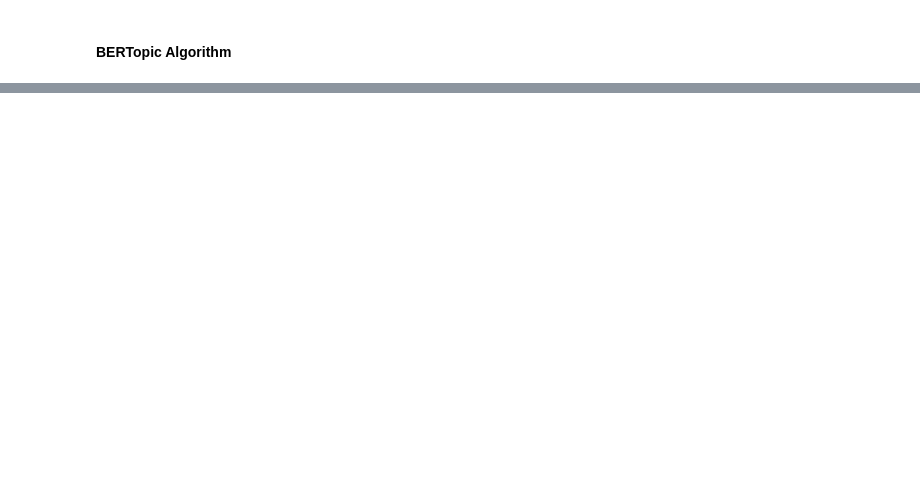
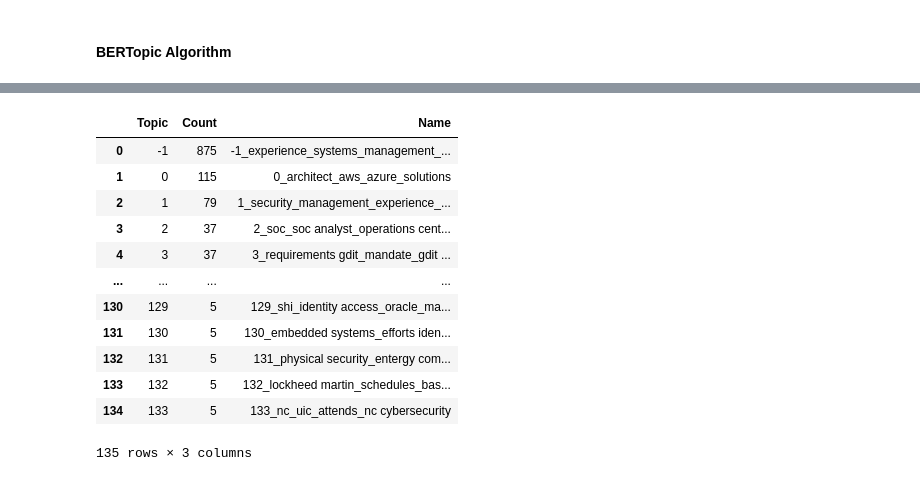
Before and after one commit to hannahabraham-gmu/Scape-Save-DAEN690, a Jupyter notebook: Demand Analysis/bertopic modeling.ipynb, the cells around one changed output, grey strips where cells are left out. Cells and saved outputs as stored; diff of their text form; code cells hidden in the pictures; blank space fills up the shorter version.

Commit message:
Update bertopic modeling.ipynb
minor changes

```diff
--- a/Demand Analysis/bertopic modeling.ipynb
+++ b/Demand Analysis/bertopic modeling.ipynb
@@ -133,24 +123,18 @@ x_count_cos = count_vect.fit_transform(corpus.values.astype('U'))
 
 cosi_df = pd.DataFrame(cosine_similarity(x_count_cos))
 
-#Creating two indexs to compare job descriptions and calculate similarity
 i, j = np.indices(cosi_df.shape).reshape(2, -1)
 
 cos_values = cosi_df.values.reshape(-1)
 
-#Creating a dataframe with indexes and similarity score
 cos_sim_df = pd.DataFrame({'i': i, 'j': j, 'score':cos_values})
 
 #similarity score >0.99 indicates that the job descriptions are very similar with slight variations in wordings
-cos_rem = cos_sim_df[(cos_sim_df['sim']>0.99)&(i!=j)]
-
-#Method to remove duplicates but keep first instance. Trying to drop duplicates on i and j column wouldn't work as the numbers don't duplicate in those
-#columns. Setting another column that combines their values ensure that duplicates can be dropped.
+cos_rem = cos_sim_df[(cos_sim_df['score']>0.99)&(i!=j)]
 
 cos_rem['i*j'] = cos_rem['i'] * cos_rem['j']
 drop_rows = np.unique(cos_rem.drop_duplicates(subset=['i*j'], keep='first')['i'].values)
 
-#Drop from original dataframe
 cos_df = cos_df[~cos_df.index.isin(drop_rows)]
 cos_df = cos_df.reset_index()
 cos_df.drop(columns={'index'}, inplace=True)
@@ -198,26 +153,34 @@ from bertopic.vectorizers import ClassTfidfTransformer
 embedding_model = SentenceTransformer("all-MiniLM-L6-v2")
 
 # Step 2 - Reduce dimensionality
-umap_model = UMAP(n_neighbors=15, n_components=5, min_dist=0.0, metric='cosine')
+umap_model = UMAP(n_neighbors=10, n_components=5, min_dist=0.0, metric='cosine')
 
 # Step 3 - Cluster reduced embeddings
-hdbscan_model = HDBSCAN(min_cluster_size=15, metric='euclidean', cluster_selection_method='eom', prediction_data=True)
+hdbscan_model = HDBSCAN(min_cluster_size=5, metric='euclidean', cluster_selection_method='eom', prediction_data=True)
 
 # Step 4 - Tokenize topics
-vectorizer_model = CountVectorizer(stop_words="english")
+# ngram_range set to 2 so the topics extracted can also be 'two-words' instead of one
+vectorizer_model = CountVectorizer(ngram_range=(1,2), stop_words="english")
 
 # Step 5 - Create topic representation
 ctfidf_model = ClassTfidfTransformer()
 
 # Step 6 - Fine-tune topic representations with
 # reduces redundacy and improve diversity of keywords using MMR
-representation_model = MaximalMarginalRelevance(0.5)
+representation_model = MaximalMarginalRelevance(0.4)
 
-# All steps together with indeed data
 topic_model = BERTopic(
-  embedding_model=embedding_model,          # Step 1 - Extract embeddings
-  umap_model=umap_model,                    # Step 2 - Reduce dimensionality
-  hdbscan_model=hdbscan_model,              # Step 3 - Cluster reduced embeddings
-  vectorizer_model=vectorizer_model,        # Step 4 - Tokenize topics
-  ctfidf_model=ctfidf_model,                # Step 5 - Extract topic words
-  representation_model=representation_model) # Step 6 - Fine-tune topic represenations
+  embedding_model=embedding_model,
+  umap_model=umap_model,
+  hdbscan_model=hdbscan_model,
+  vectorizer_model=vectorizer_model,
+  ctfidf_model=ctfidf_model,
+  representation_model=representation_model)
+
+topic_model_in = BERTopic(
+  embedding_model=embedding_model,
+  umap_model=umap_model,
+  hdbscan_model=hdbscan_model,
+  vectorizer_model=vectorizer_model,
+  ctfidf_model=ctfidf_model,
+  representation_model=representation_model)
@@ -228,3 +187,3 @@ cos_df.shape
 # %%
-#topic_model.fit_transform(new_df['description_text'])
-topic_model.fit_transform(cos_df['description'].values.astype('U'))
+#CareerOneStop model
+topic, prob = topic_model.fit_transform(cos_df['description'].values.astype('U'))
@@ -268,2 +217,18 @@ freq
+# %%
+topic_model.get_topic_info()
+# %% [output]
+|  | Topic | Count | Name |
+| 0 | -1 | 875 | -1_experience_systems_management_... |
+| 1 | 0 | 115 | 0_architect_aws_azure_solutions |
+| 2 | 1 | 79 | 1_security_management_experience_... |
+| 3 | 2 | 37 | 2_soc_soc analyst_operations cent... |
+| 4 | 3 | 37 | 3_requirements gdit_mandate_gdit ... |
+| ... | ... | ... | ... |
+| 130 | 129 | 5 | 129_shi_identity access_oracle_ma... |
+| 131 | 130 | 5 | 130_embedded systems_efforts iden... |
+| 132 | 131 | 5 | 131_physical security_entergy com... |
+| 133 | 132 | 5 | 132_lockheed martin_schedules_bas... |
+| 134 | 133 | 5 | 133_nc_uic_attends_nc cybersecurity |
+135 rows × 3 columns
 # %%
 #keywords present in our top topics
```
Also changed, not shown: parts of 19 cells of this notebook.
